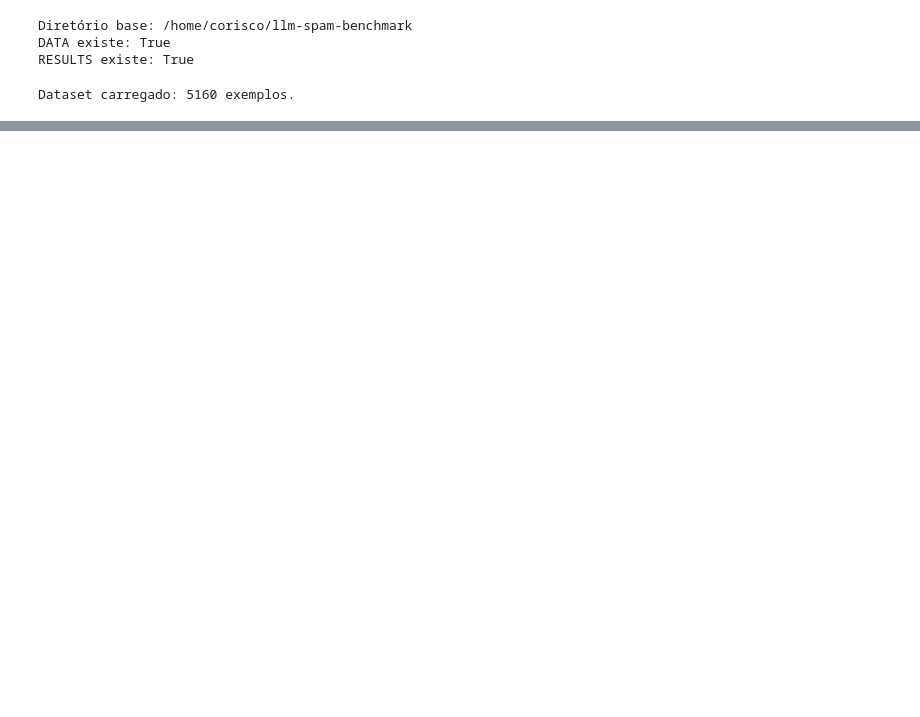
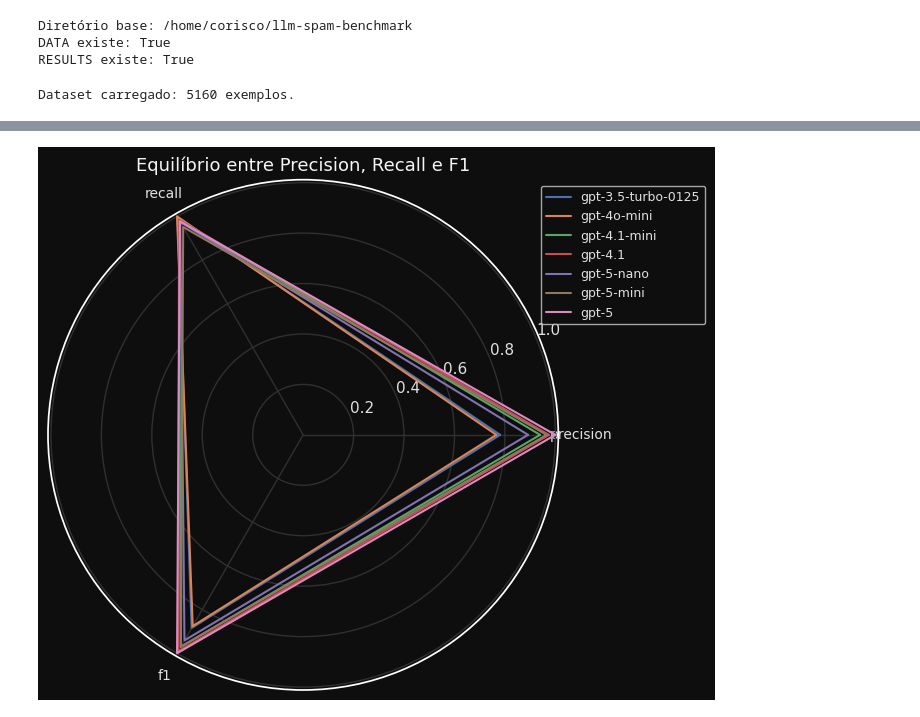
Before and after one commit to pedro-coelho-dr/llm-spam-benchmark, a Jupyter notebook: notebooks/evaluate_models.ipynb, the cells around one changed output, grey strips where cells are left out. Cells and saved outputs as stored; diff of their text form; code cells hidden in the pictures; blank space fills up the shorter version.

```diff
--- a/notebooks/evaluate_models.ipynb
+++ b/notebooks/evaluate_models.ipynb
@@ -191,0 +183,36 @@ plt.show()
+# %%
+from math import pi
+import matplotlib.pyplot as plt
+
+# === Ordem fixa dos modelos ===
+order = ["gpt-3.5-turbo-0125", "gpt-4o-mini", "gpt-4.1-mini", "gpt-4.1",
+         "gpt-5-nano", "gpt-5-mini", "gpt-5"]
+
+# === Seleciona e normaliza métricas ===
+metrics = ["precision", "recall", "f1"]
+df_radar = df_results.set_index("model").reindex(order)[metrics]
+df_radar = df_radar / df_radar.max()  # normaliza 0–1
+
+# === Configuração do gráfico polar ===
+plt.figure(figsize=(7,7))
+angles = [n / float(len(metrics)) * 2 * pi for n in range(len(metrics))]
+angles += angles[:1]
+
+# === Plotagem ===
+for i, (model, row) in enumerate(df_radar.iterrows()):
+    if row.isnull().any():
+        continue
+    values = row.tolist()
+    values += values[:1]
+    plt.polar(angles, values, label=model)
+
+# === Estética ===
+plt.xticks(angles[:-1], metrics, color="#e0e0e0", fontsize=10)
+plt.title("Equilíbrio entre Precision, Recall e F1", color="#f5f5f5", fontsize=13)
+plt.legend(bbox_to_anchor=(1.3, 1), fontsize=9)
+plt.gcf().patch.set_facecolor("#0e0e0e")
+plt.gca().set_facecolor("#0e0e0e")
+plt.tight_layout()
+plt.show()
+# %% [output]
+[figure, added]
```
Also changed, not shown: parts of 7 cells of this notebook, 34 other files.
